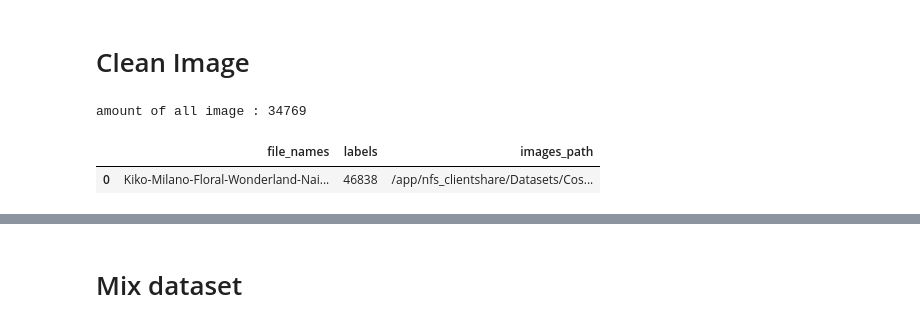
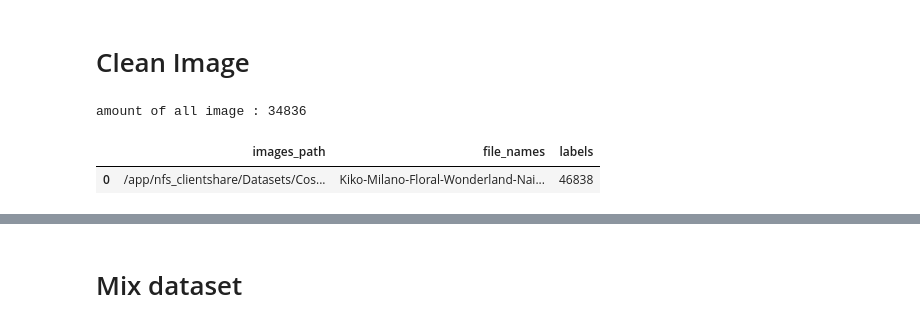
Before and after one commit to suthipongg/Similarity_model, a Jupyter notebook: Prepare_dataset.ipynb, the cells around one changed output, grey strips where cells are left out. Saved outputs shown, nothing was run; the diff lists cells and outputs as text; code cells hidden in the pictures.

```diff
--- a/Prepare_dataset.ipynb
+++ b/Prepare_dataset.ipynb
@@ -99,6 +111,9 @@ import os
 # %%
 path_root = '/app/nfs_clientshare/Datasets/Cosmenet_uat_20231108/datas_image_from_db_uat'
 # %%
-df = scan_directory(path_root)
+df = scan_directory(path_root, 0, 1)
+df.head(1)
 # %% [output]
-amount of all image : 34769
+amount of all image : 34836
+|  | images_path | file_names | labels |
+| 0 | /app/nfs_clientshare/Datasets/Cos... | Kiko-Milano-Floral-Wonderland-Nai... | 46838 |
@@ -109,8 +120,3 @@ df = df[['file_name', 'classes', 'path_img']].rename(columns={'file_name':'file_
-# %%
-df.head(1)
-# %% [output]
-|  | file_names | labels | images_path |
-| 0 | Kiko-Milano-Floral-Wonderland-Nai... | 46838 | /app/nfs_clientshare/Datasets/Cos... |
 # %%
 not_img = []
 for n, i in enumerate(tqdm(df['images_path'])):
```
Also changed, not shown: parts of 17 cells of this notebook, 3 other files.
